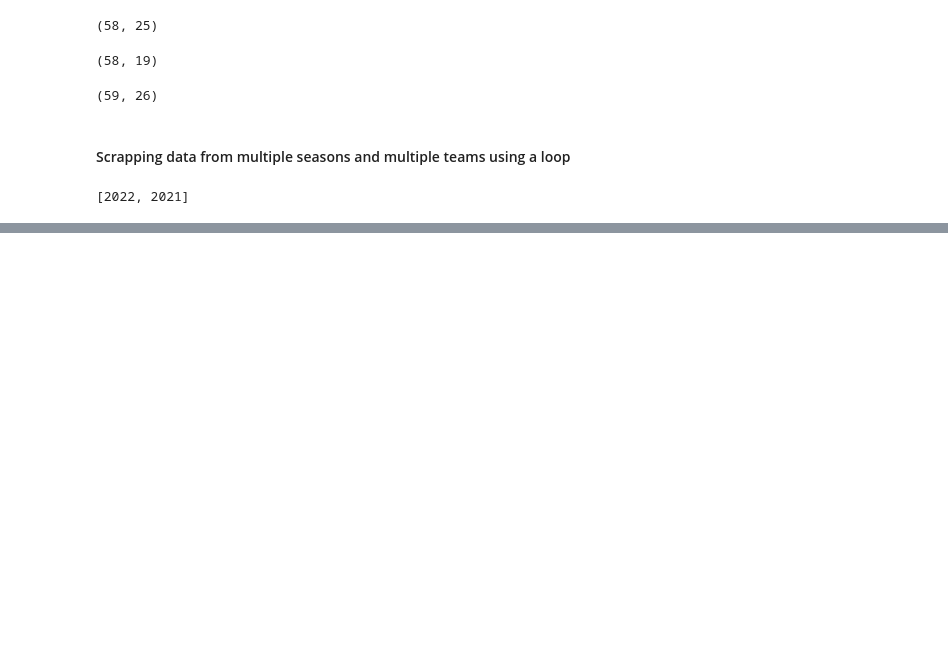
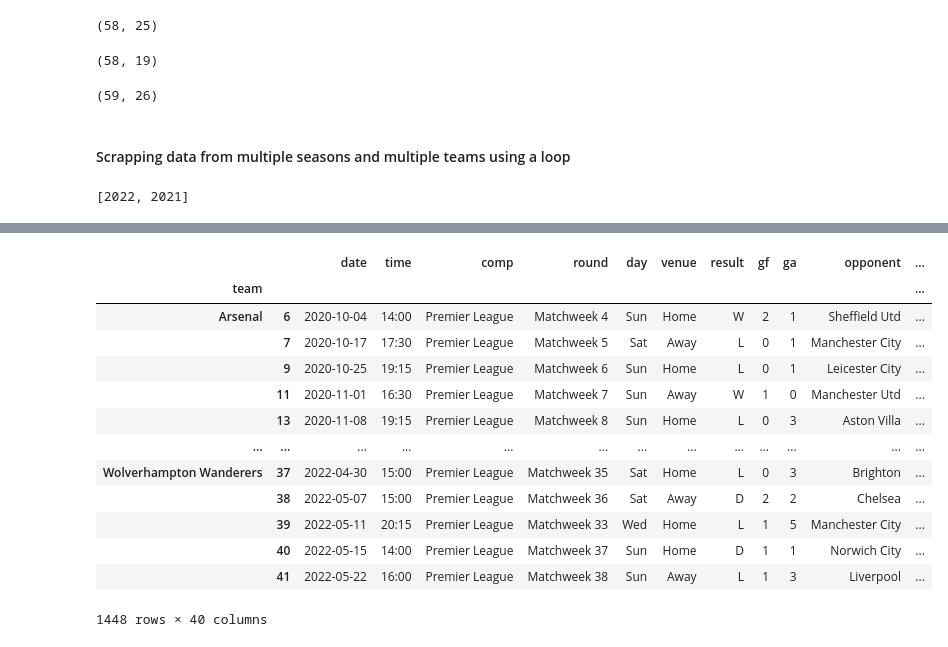
Before and after one commit to NgangaNgaruiya001/epl, a Jupyter notebook: epl.ipynb, the cells around one changed output, grey strips where cells are left out. Saved outputs shown, nothing was run; the diff lists cells and outputs as text; code cells hidden in the pictures; blank space fills up the shorter version.

```diff
--- a/epl.ipynb
+++ b/epl.ipynb
@@ -341,0 +585,6 @@ match_df.to_csv('Matches.csv')
+# %%
+# Create more preditors to improve acuracy by spliting match_df by teams so that we compute rolling averages
+
+grouped_matches = match_df.groupby('team')
+# %%
+group = grouped_matches.get_group('Manchester City').sort_values('date')
@@ -341,0 +603,14 @@ match_df.to_csv('Matches.csv')
+# %%
+#def a fnt take group, a set of cols we want to compute rolling aves for and new cols that we want to assign the aves to
+
+def rolling_averages(group, cols, new_cols):
+    group = group.sort_values('date') # we want to look at last x matches so we sort by date
+    rolling_stats = group[cols].rolling(3, closed='left').mean()
+    group[new_cols] = rolling_stats
+    group = group.dropna(subset=new_cols)#drop missing values
+    return group
+# %%
+#the columns we want to compute moving averages for
+
+cols = ['gf', 'ga', 'sh', 'sot', 'dist', 'fk', 'pk', 'pkatt']
+new_cols = [f'{c}_rolling' for c in cols]
@@ -341,0 +646,18 @@ match_df.to_csv('Matches.csv')
+# %%
+matches_rolling = match_df.groupby('team').apply(lambda x: rolling_averages(x, cols, new_cols))
+matches_rolling
+# %% [output]
+|  |  | date | time | comp | round | day | venue | result | gf | ga | opponent | ... |
+| team |  |  |  |  |  |  |  |  |  |  |  | ... |
+| Arsenal | 6 | 2020-10-04 | 14:00 | Premier League | Matchweek 4 | Sun | Home | W | 2 | 1 | Sheffield Utd | ... |
+|  | 7 | 2020-10-17 | 17:30 | Premier League | Matchweek 5 | Sat | Away | L | 0 | 1 | Manchester City | ... |
+|  | 9 | 2020-10-25 | 19:15 | Premier League | Matchweek 6 | Sun | Home | L | 0 | 1 | Leicester City | ... |
+|  | 11 | 2020-11-01 | 16:30 | Premier League | Matchweek 7 | Sun | Away | W | 1 | 0 | Manchester Utd | ... |
+|  | 13 | 2020-11-08 | 19:15 | Premier League | Matchweek 8 | Sun | Home | L | 0 | 3 | Aston Villa | ... |
+| ... | ... | ... | ... | ... | ... | ... | ... | ... | ... | ... | ... | ... |
+| Wolverhampton Wanderers | 37 | 2022-04-30 | 15:00 | Premier League | Matchweek 35 | Sat | Home | L | 0 | 3 | Brighton | ... |
+|  | 38 | 2022-05-07 | 15:00 | Premier League | Matchweek 36 | Sat | Away | D | 2 | 2 | Chelsea | ... |
+|  | 39 | 2022-05-11 | 20:15 | Premier League | Matchweek 33 | Wed | Home | L | 1 | 5 | Manchester City | ... |
+|  | 40 | 2022-05-15 | 14:00 | Premier League | Matchweek 37 | Sun | Home | D | 1 | 1 | Norwich City | ... |
+|  | 41 | 2022-05-22 | 16:00 | Premier League | Matchweek 38 | Sun | Away | L | 1 | 3 | Liverpool | ... |
+1448 rows × 40 columns
```
Also changed, not shown: parts of 64 cells of this notebook.
